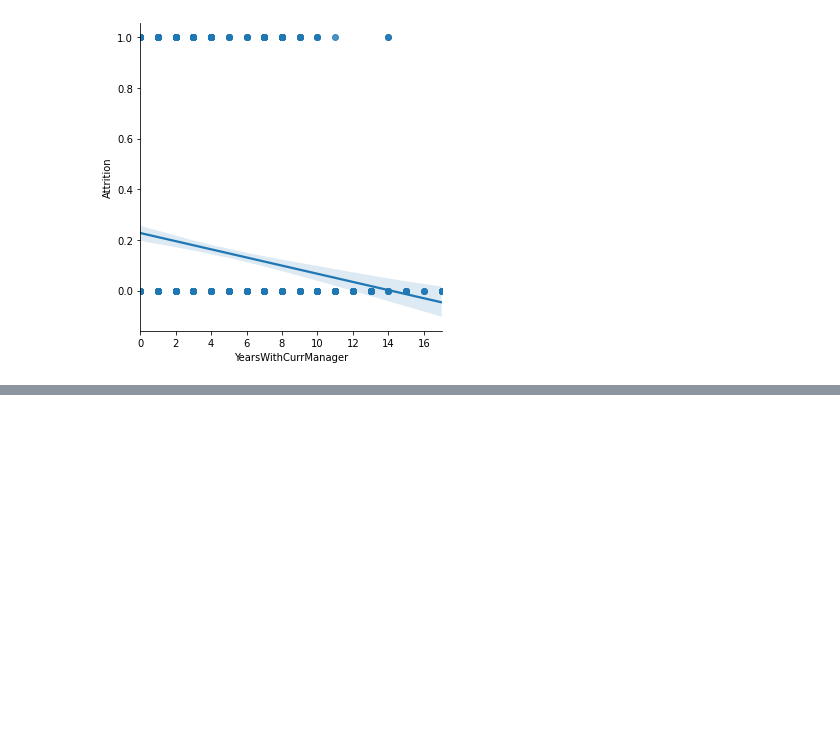
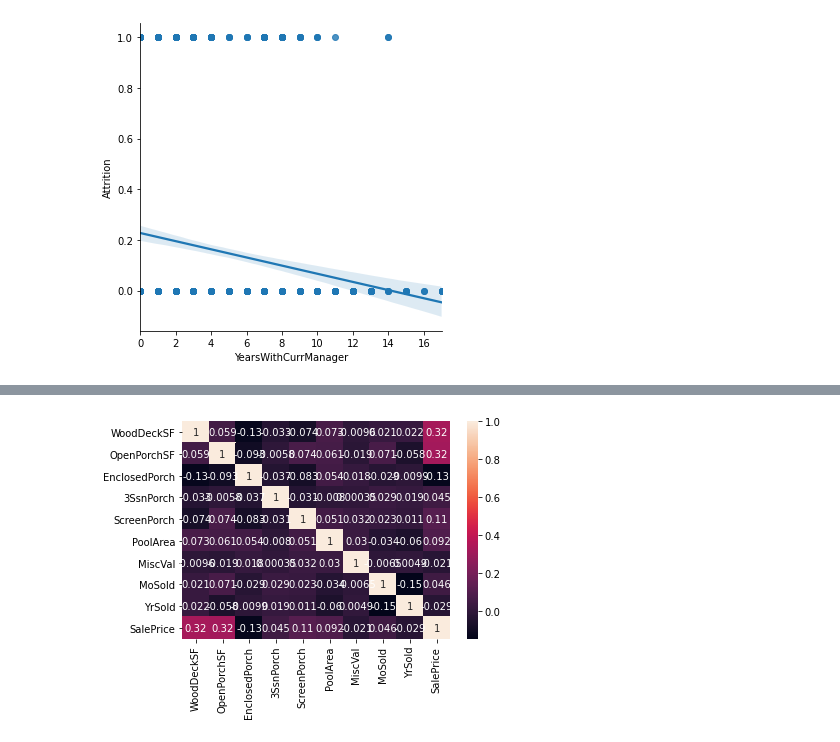
Before and after one commit to dani-bright/learning_python, a Jupyter notebook: data.ipynb, the cells around one changed output, grey strips where cells are left out. Drawn from its saved outputs; the diff is of its cells as text; code cells hidden in the pictures; blank space fills up the shorter version.

```diff
--- a/data.ipynb
+++ b/data.ipynb
@@ -128,3 +128,14 @@ sns.lmplot(x="YearsWithCurrManager", y="Attrition", data=dt)
 # %% [output]
 <seaborn.axisgrid.FacetGrid at 0x...>
 [figure]
+# %%
+import warnings
+import seaborn as sns
+import pandas as pd
+warnings.filterwarnings('ignore')
+
+hp = pd.read_csv('house_pricing.csv',usecols=['SalePrice','SaleCondition','SaleType','YrSold','MoSold',
+           'MiscVal','MiscFeature','Fence','PoolQC','PoolArea',
+          'ScreenPorch','3SsnPorch','EnclosedPorch','OpenPorchSF','WoodDeckSF'])
+
+hp.corr()
@@ -130,0 +154,8 @@ sns.lmplot(x="YearsWithCurrManager", y="Attrition", data=dt)
+# %%
+
+corrMatrix= hp.corr()
+
+sns.heatmap(corrMatrix, annot=True)
+plt.show()
+# %% [output]
+[figure, added]
```
Also changed, not shown: parts of 1 cell of this notebook.
